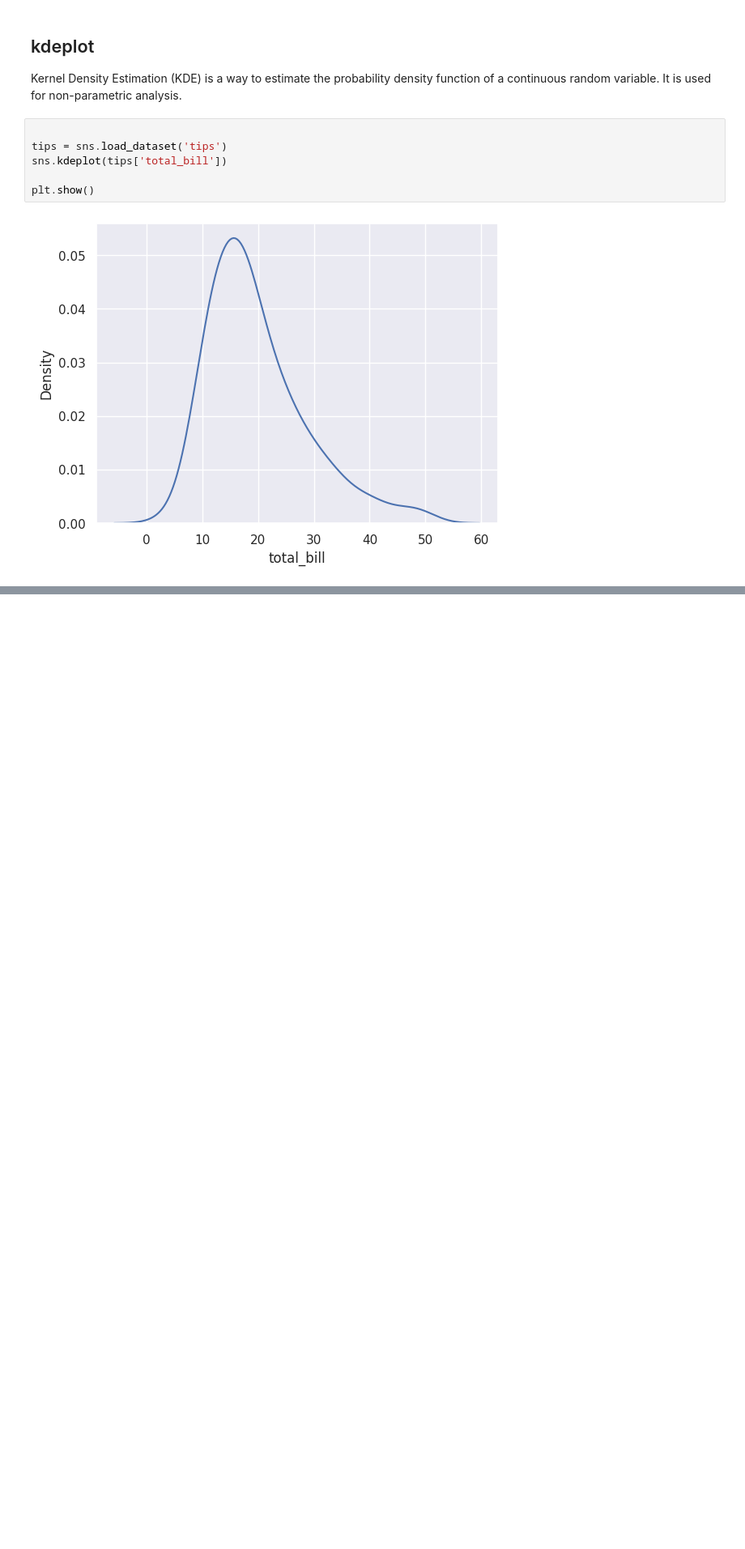
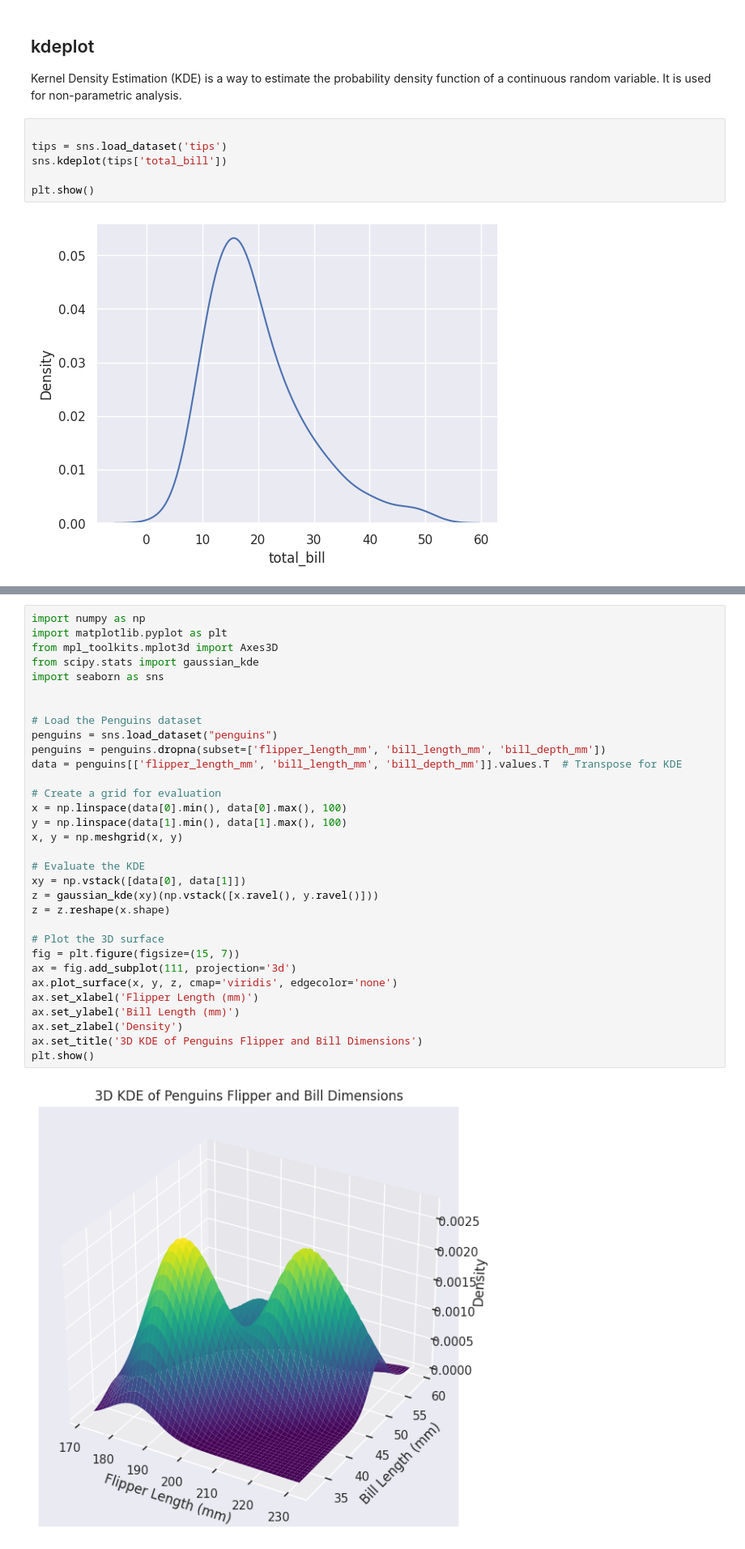
Before and after one commit to RohitMangale/ML, a Jupyter notebook: pythonLibraries/Seaborn.ipynb, the cells around one changed output, grey strips where cells are left out. Shown at 81% size. Saved outputs shown, nothing was run; the diff lists cells and outputs as text; blank space fills up the shorter version.

```diff
--- a/pythonLibraries/Seaborn.ipynb
+++ b/pythonLibraries/Seaborn.ipynb
@@ -140,0 +191,34 @@ plt.show()
+# %%
+import numpy as np
+import matplotlib.pyplot as plt
+from mpl_toolkits.mplot3d import Axes3D
+from scipy.stats import gaussian_kde
+import seaborn as sns
+
+
+# Load the Penguins dataset
+penguins = sns.load_dataset("penguins")
+penguins = penguins.dropna(subset=['flipper_length_mm', 'bill_length_mm', 'bill_depth_mm'])
+data = penguins[['flipper_length_mm', 'bill_length_mm', 'bill_depth_mm']].values.T  # Transpose for KDE
+
+# Create a grid for evaluation
+x = np.linspace(data[0].min(), data[0].max(), 100)
+y = np.linspace(data[1].min(), data[1].max(), 100)
+x, y = np.meshgrid(x, y)
+
+# Evaluate the KDE
+xy = np.vstack([data[0], data[1]])
+z = gaussian_kde(xy)(np.vstack([x.ravel(), y.ravel()]))
+z = z.reshape(x.shape)
+
+# Plot the 3D surface
+fig = plt.figure(figsize=(15, 7))
+ax = fig.add_subplot(111, projection='3d')
+ax.plot_surface(x, y, z, cmap='viridis', edgecolor='none')
+ax.set_xlabel('Flipper Length (mm)')
+ax.set_ylabel('Bill Length (mm)')
+ax.set_zlabel('Density')
+ax.set_title('3D KDE of Penguins Flipper and Bill Dimensions')
+plt.show()
+# %% [output]
+[figure, added]
```
Also changed, not shown: parts of 36 cells of this notebook.
